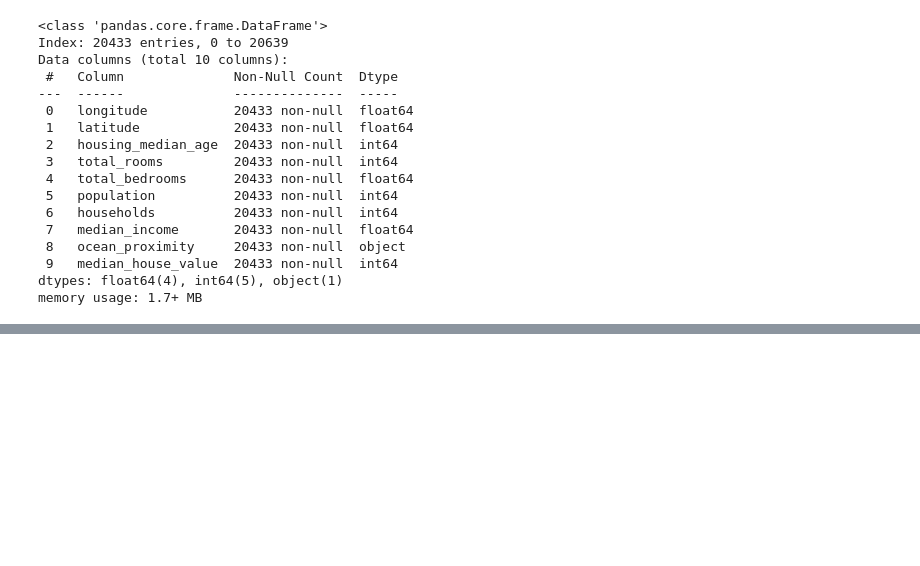
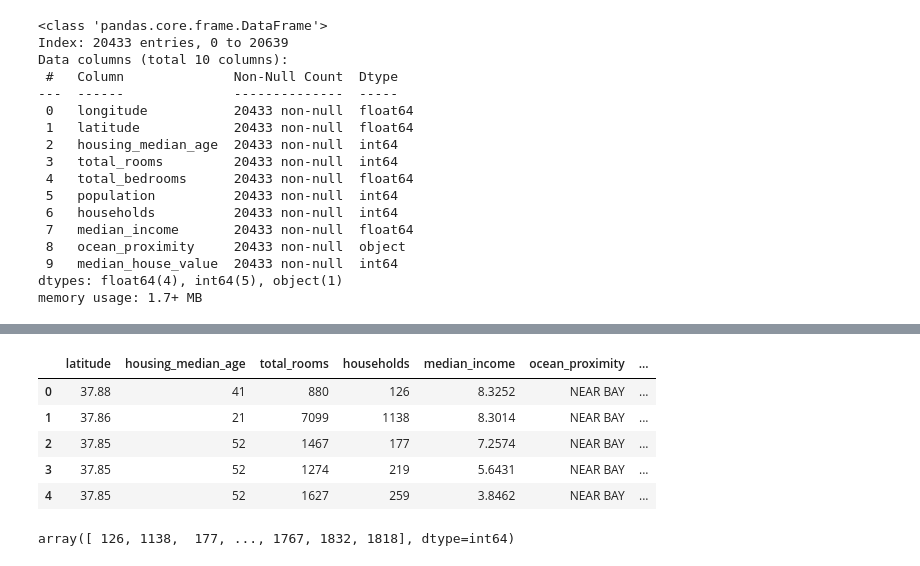
Before and after one commit to ahmedrezgui/House-Price-Prediction-Model, a Jupyter notebook: house_price_prediction.ipynb, the cells around one changed output, grey strips where cells are left out. Cells and saved outputs as stored; diff of their text form; code cells hidden in the pictures; blank space fills up the shorter version.

```diff
--- a/house_price_prediction.ipynb
+++ b/house_price_prediction.ipynb
@@ -77,0 +98,2 @@ memory usage: 1.7+ MB
+# %%
+data.drop(['longitude','total_bedrooms','population'],axis=1,inplace=True)
@@ -77,0 +104,13 @@ memory usage: 1.7+ MB
+# %%
+data.head()
+# %% [output]
+|  | latitude | housing_median_age | total_rooms | households | median_income | ocean_proximity | ... |
+| 0 | 37.88 | 41 | 880 | 126 | 8.3252 | NEAR BAY | ... |
+| 1 | 37.86 | 21 | 7099 | 1138 | 8.3014 | NEAR BAY | ... |
+| 2 | 37.85 | 52 | 1467 | 177 | 7.2574 | NEAR BAY | ... |
+| 3 | 37.85 | 52 | 1274 | 219 | 5.6431 | NEAR BAY | ... |
+| 4 | 37.85 | 52 | 1627 | 259 | 3.8462 | NEAR BAY | ... |
+# %%
+data.households.unique()
+# %% [output]
+array([ 126, 1138,  177, ..., 1767, 1832, 1818], dtype=int64)
```
Also changed, not shown: parts of 5 cells of this notebook.
